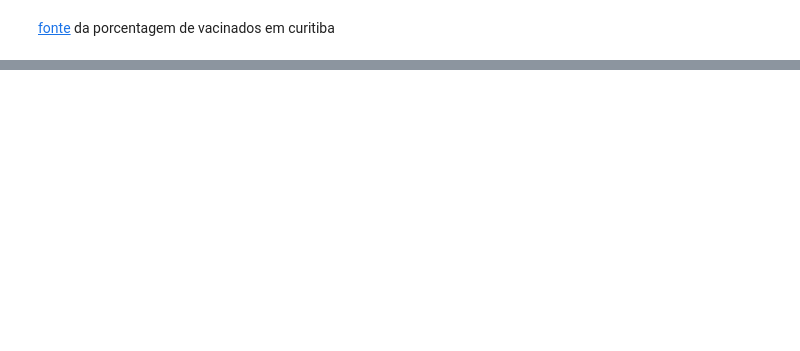
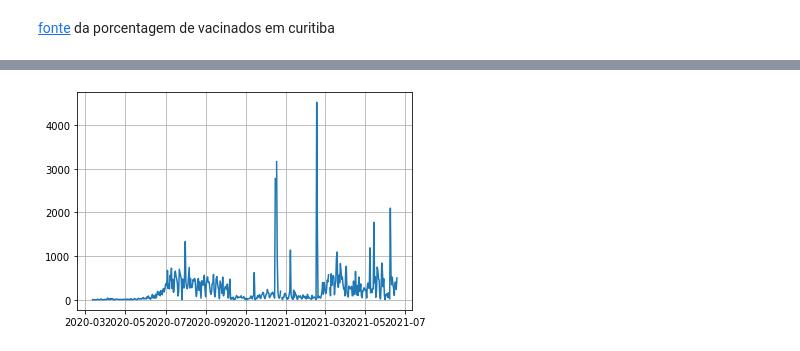
Before and after one commit to itsGab/bootcamp_df_covid_prophet, a Jupyter notebook: nb/covid_curitiba_pr.ipynb, the cells around one changed output, grey strips where cells are left out. Cells and saved outputs as stored; diff of their text form; code cells hidden in the pictures; blank space fills up the shorter version.

```diff
--- a/nb/covid_curitiba_pr.ipynb
+++ b/nb/covid_curitiba_pr.ipynb
@@ -111,0 +124,4 @@ def cria_modelo(df_prophet, periodo=30, modelo=None):
+# %%
+df = cria_df(ctba, 'datahora', 'casos_novos')
+df['y'] = ctba['casos_novos'].mask(ctba['casos_novos'] > 5000) # tirando outliers
+df.head()
@@ -111,0 +135,5 @@ def cria_modelo(df_prophet, periodo=30, modelo=None):
+# %%
+plt.plot('ds', 'y', data=df)
+plt.grid()
+# %% [output]
+[figure, added]
```
Also changed, not shown: parts of 7 cells of this notebook.
